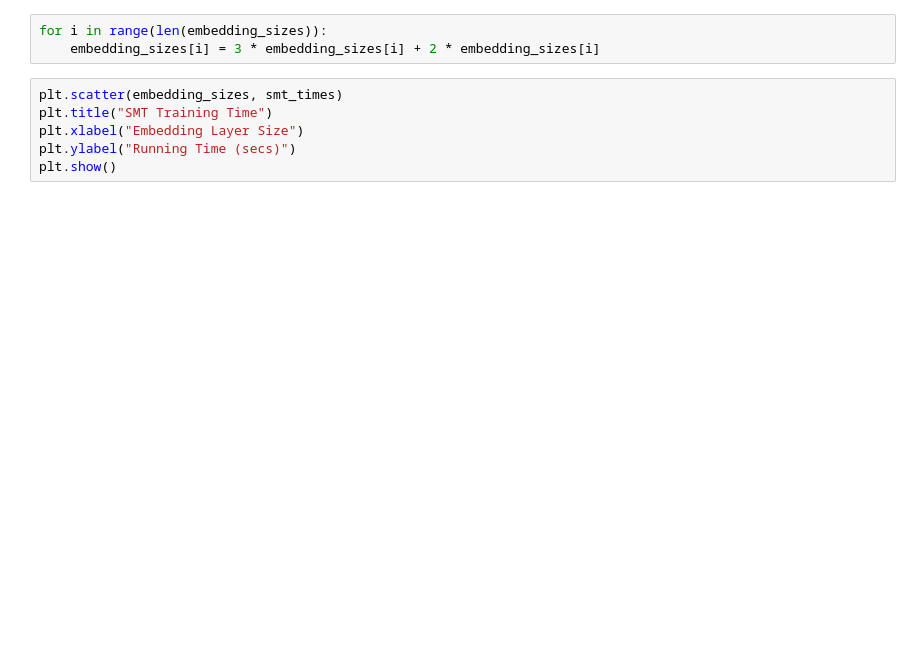
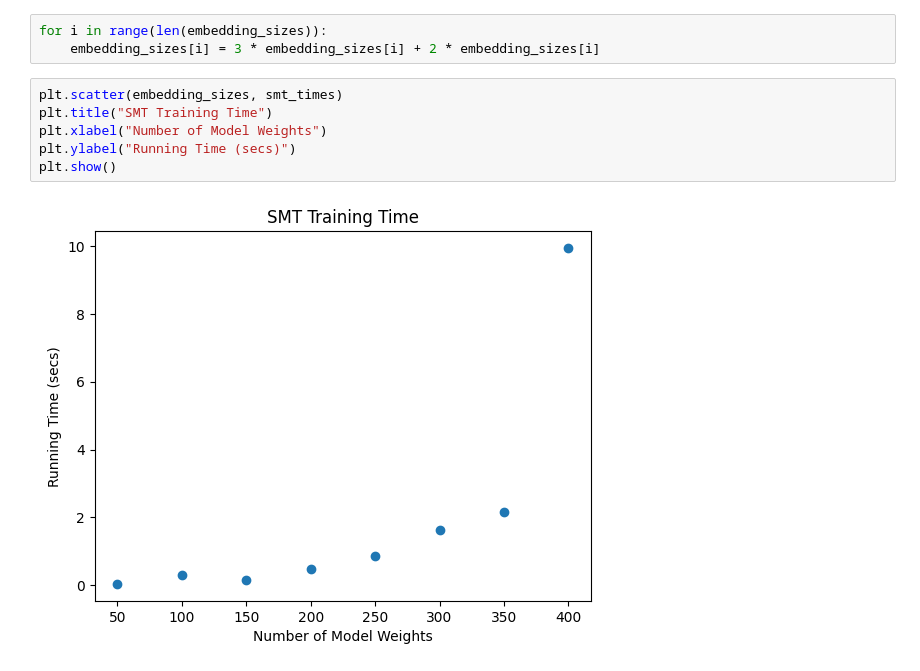
Before and after one commit to charles-ison/smt_solvers_for_neural_network_training, a Jupyter notebook: training.ipynb, the cells around one changed output. Saved outputs shown, nothing was run; the diff lists cells and outputs as text; blank space fills up the shorter version.

```diff
--- a/training.ipynb
+++ b/training.ipynb
@@ -235,9 +235,11 @@ for i in range(len(embedding_sizes)):
 # %%
 plt.scatter(embedding_sizes, smt_times)
 plt.title("SMT Training Time")
-plt.xlabel("Embedding Layer Size")
+plt.xlabel("Number of Model Weights")
 plt.ylabel("Running Time (secs)")
 plt.show()
+# %% [output]
+[figure, added]
 # %%
 plt.scatter(embedding_sizes, backpropagation_times)
 plt.title("Backpropagation Training Time")
```
Also changed, not shown: parts of 7 cells of this notebook.
